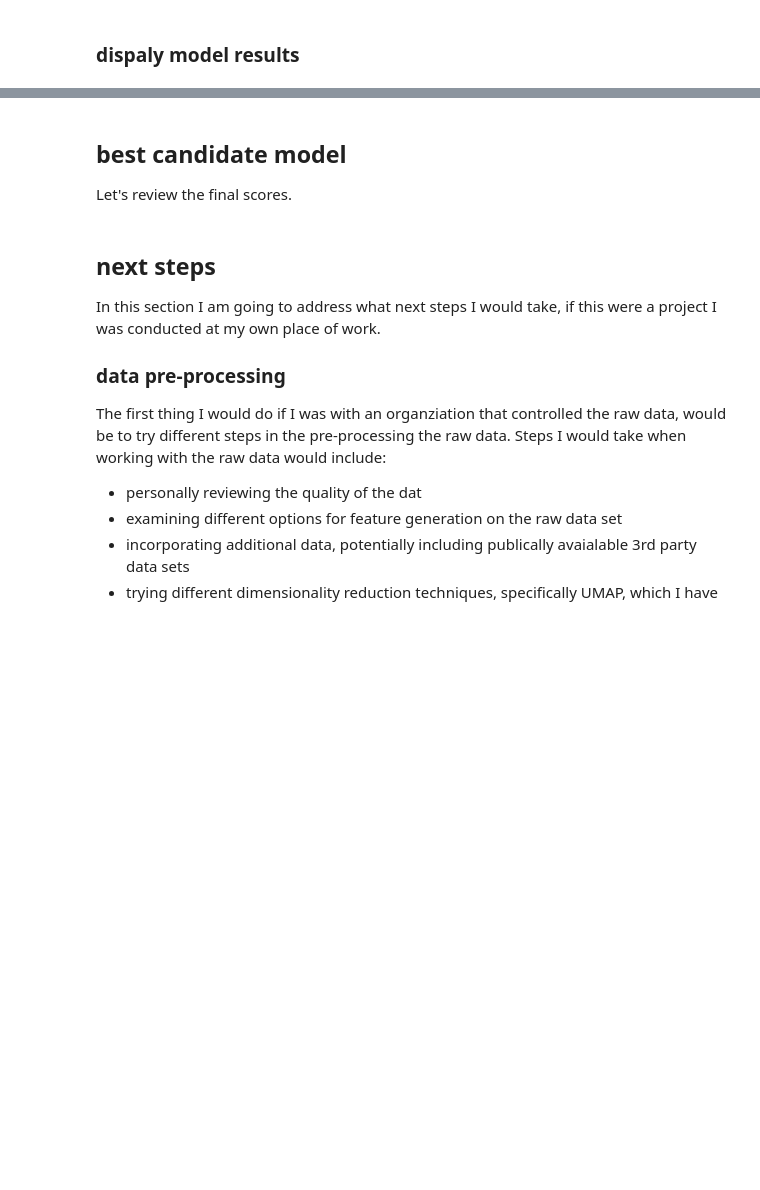
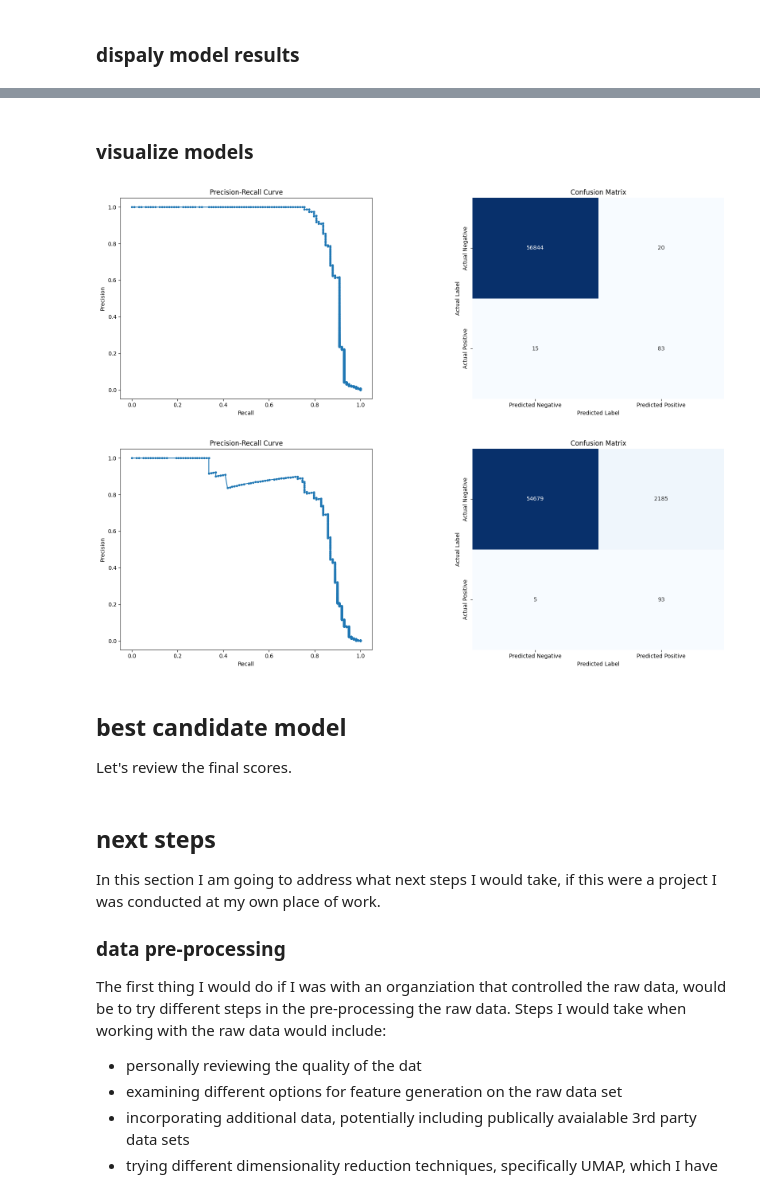
Before and after one commit to x81k25/fraud-detection, a Jupyter notebook: notebooks/03-classifiction.ipynb, the cells around one changed output, grey strips where cells are left out. Cells and saved outputs as stored; diff of their text form; code cells hidden in the pictures; blank space fills up the shorter version.

```diff
--- a/notebooks/03-classifiction.ipynb
+++ b/notebooks/03-classifiction.ipynb
@@ -434,26 +555,14 @@ There is one additional option I want to modify here within the xgboost model. T
 # %%
 # Calculate scale_pos_weight
-neg_count = sum(y_train == 0)
-pos_count = sum(y_train == 1)
+neg_count = sum(y_train_under == 0)
+pos_count = sum(y_train_under == 1)
 scale_pos_weight = neg_count / pos_count
 
-# xgboost with over sampled data
-xgb_weighted_over_output = train_test_model(
-    model_index = 5,
-    model_name = "xgboost weighted over",
-    X_train = X_train_over,
-    y_train = y_train_over,
-    X_test = X_test,
-    model_function = xgb.XGBClassifier,
-    model_parameters={'eval_metric':'mlogloss', 'scale_pos_weight': scale_pos_weight}
-)
+# train and test with over sampled data
+model_name = "xgb-weighted-under"
 
-print("oversampling exeuction time:  " + str(xgb_weighted_over_output["execution_time"]))
-
-# logistic regression with under sampled data
 xgb_weighted_under_output = train_test_model(
-    model_index = 6,
-    model_name = "xgboost weighted under",
+    model_name = model_name,
     X_train = X_train_under,
     y_train = y_train_under,
     X_test = X_test,
@@ -461,4 +570,8 @@ xgb_weighted_under_output = train_test_model(
     model_parameters={'eval_metric':'mlogloss', 'scale_pos_weight': scale_pos_weight}
 )
 
-print("undersampling exeuction time: " + str(xgb_weighted_under_output["execution_time"]))
+# create an empty row in the data from model results with the model name is it's index
+model_performance_results.loc[model_name, 'execution_time'] = xgb_weighted_under_output["execution_time"]
+
+# print exeuction time
+print("model exeuction time:  " + str(xgb_weighted_under_output["execution_time"]))
@@ -487,3 +620,22 @@ display_record_performance(
+# %% [markdown]
+### visualize models
+# %%
+# visualize performance for the over sampled randome forest
+visualize_performance(
+    model_output = xbg_weighted_over_output,
+    X_test=X_test,
+    y_test=y_test
+)
+
+# visualize perfromance for the under sampled random forest
+visualize_performance(
+    model_output = xgb_weighted_under_output,
+    X_test=X_test,
+    y_test=y_test,
+)
+# %% [output]
+[figure, added]
+[figure, added]
 # %% [markdown]
 ## best candidate model
 
```
Also changed, not shown: parts of 22 cells of this notebook.
